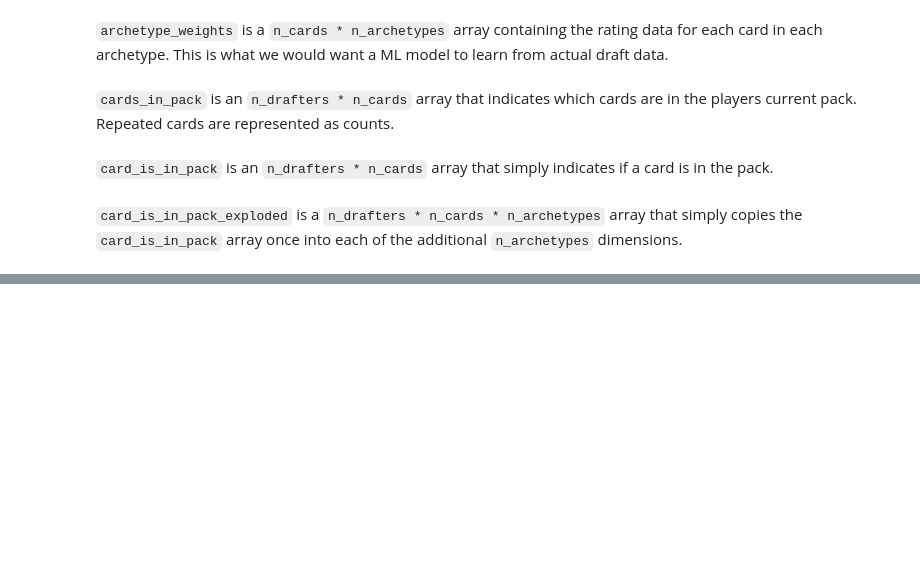
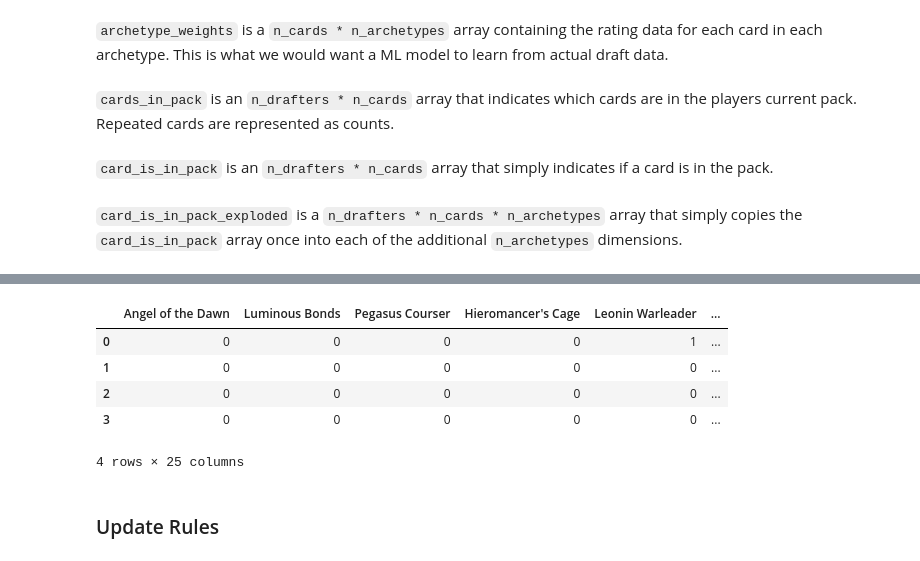
Before and after one commit to madrury/mtg-draftbot, a Jupyter notebook: drafting-linear-algebra.ipynb, the cells around one changed output, grey strips where cells are left out. Cells and saved outputs as stored; diff of their text form; code cells hidden in the pictures; blank space fills up the shorter version.

```diff
--- a/drafting-linear-algebra.ipynb
+++ b/drafting-linear-algebra.ipynb
@@ -65,0 +113,12 @@ par = np.einsum('dca,ca->dca', card_is_in_pack_exploded, archetype_weights)
+# %%
+pick_df = pd.DataFrame(pick, columns=CARD_NAMES)
+pick_df
+# %% [output]
+|  | Angel of the Dawn | Luminous Bonds | Pegasus Courser | Hieromancer's Cage | Leonin Warleader | ... |
+| 0 | 0 | 0 | 0 | 0 | 1 | ... |
+| 1 | 0 | 0 | 0 | 0 | 0 | ... |
+| 2 | 0 | 0 | 0 | 0 | 0 | ... |
+| 3 | 0 | 0 | 0 | 0 | 0 | ... |
+4 rows × 25 columns
+# %% [markdown]
+### Update Rules
```
Also changed, not shown: parts of 18 cells of this notebook.
